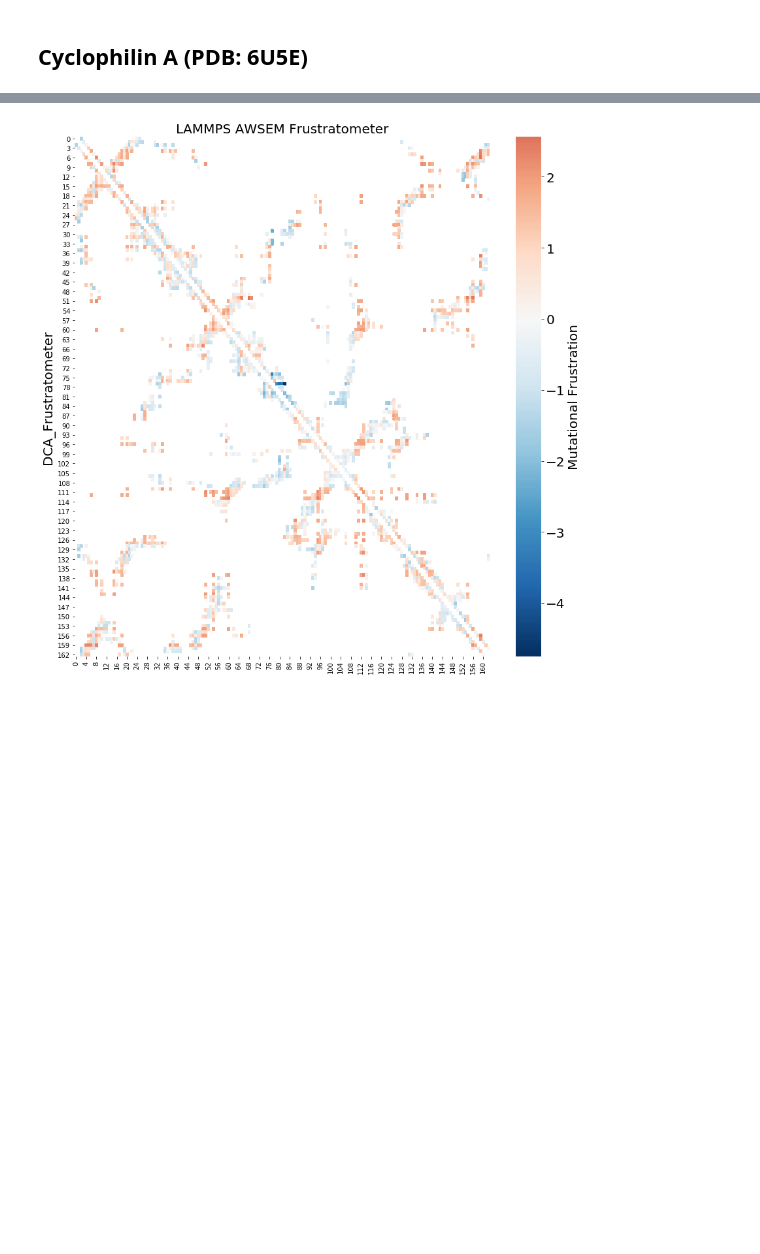
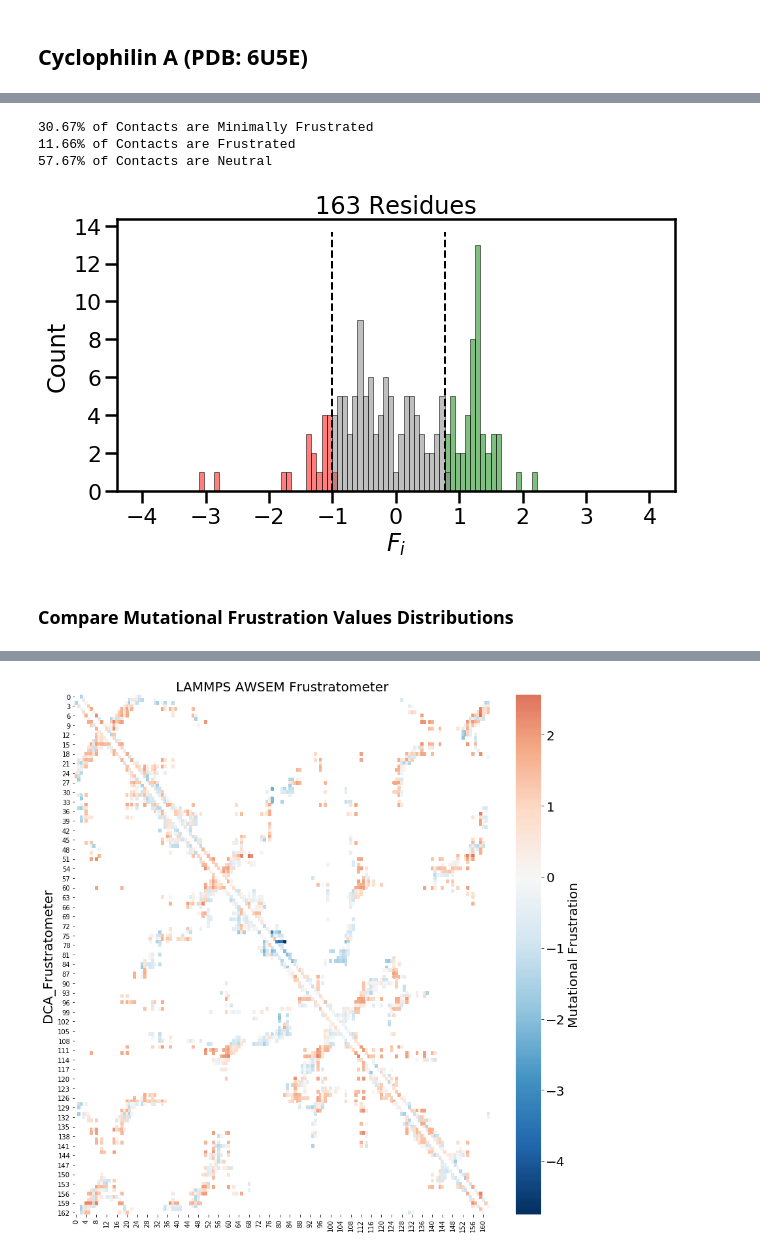
Before and after one commit to HanaJaafari/Frustratometer, a Jupyter notebook: examples/AWSEM_frustration_example.ipynb, the cells around one changed output, grey strips where cells are left out. Drawn from its saved outputs; the diff is of its cells as text; code cells hidden in the pictures; blank space fills up the shorter version.

Commit message:
Added comparisons of frustration distributions

```diff
--- a/examples/AWSEM_frustration_example.ipynb
+++ b/examples/AWSEM_frustration_example.ipynb
@@ -4,6 +4,8 @@ import seaborn as sns
 import matplotlib.pyplot as plt
 import numpy as np
 import pandas as pd
+# %%
+palette={'Minimally Frustrated':"green",'Frustrated':"red",'Neutral':"gray"}
 # %% [markdown]
 # Measure Frustration of Complete PDB
 # %%
@@ -90,0 +101,9 @@ AWSEM_model.view_frustration_histogram(kind="singleresidue")
+# %%
+def identify_frustration_type(x,column_name):
+    if x[column_name]>.78:
+        x["Type"]="Minimally Frustrated"
+    elif x[column_name]<-1:
+        x["Type"]="Frustrated"
+    else:
+        x["Type"]="Neutral"
+    return x
@@ -91,3 +112,7 @@ AWSEM_model.view_frustration_histogram(kind="singleresidue")
+# %%
+#Import Lammps AWSEM single residue frustration values
+lammps_single_frustration_dataframe=pd.read_csv("./data/6U5E_A_tertiary_frustration_single_residue.dat",header=0,sep="\s+")
+lammps_single_frustration_dataframe=lammps_single_frustration_dataframe.apply(lambda x: identify_frustration_type(x,column_name="f_i"),axis=1)
 # %%
 AWSEM_model.view_frustration_pair_distribution(kind="singleresidue")
 # %% [output]
@@ -98,0 +128,24 @@ AWSEM_model.view_frustration_histogram(kind="mutational")
+# %%
+#Lammps AWSEM Frustratometer single residue frustration histogram
+r=np.linspace(-4,4,num=100)
+
+with sns.plotting_context("poster"):
+    plt.figure(figsize=(10,5))
+
+    g=sns.histplot(data=lammps_single_frustration_dataframe,x="f_i",hue='Type',palette=palette,bins=r,legend=False)
+
+    ymin, ymax = g.get_ylim()
+    g.vlines(x=[-1, .78], ymin=ymin, ymax=ymax, colors=['black', 'black'], ls='--', lw=2)
+    plt.title(f"{len(lammps_single_frustration_dataframe)} Residues")
+    plt.xlabel("$F_{i}$")
+
+print(f"{(len(lammps_single_frustration_dataframe.loc[((lammps_single_frustration_dataframe['Type']=='Minimally Frustrated'))])/len(lammps_single_frustration_dataframe))*100:.2f}% of Contacts are Minimally Frustrated")
+print(f"{(len(lammps_single_frustration_dataframe.loc[((lammps_single_frustration_dataframe['Type']=='Frustrated'))])/len(lammps_single_frustration_dataframe))*100:.2f}% of Contacts are Frustrated")
+print(f"{(len(lammps_single_frustration_dataframe.loc[((lammps_single_frustration_dataframe['Type']=='Neutral'))])/len(lammps_single_frustration_dataframe))*100:.2f}% of Contacts are Neutral")
+# %% [output]
+30.67% of Contacts are Minimally Frustrated
+11.66% of Contacts are Frustrated
+57.67% of Contacts are Neutral
+[figure, added]
+# %% [markdown]
+### Compare Mutational Frustration Values Distributions
```
Also changed, not shown: parts of 20 cells of this notebook, 3 other files.
